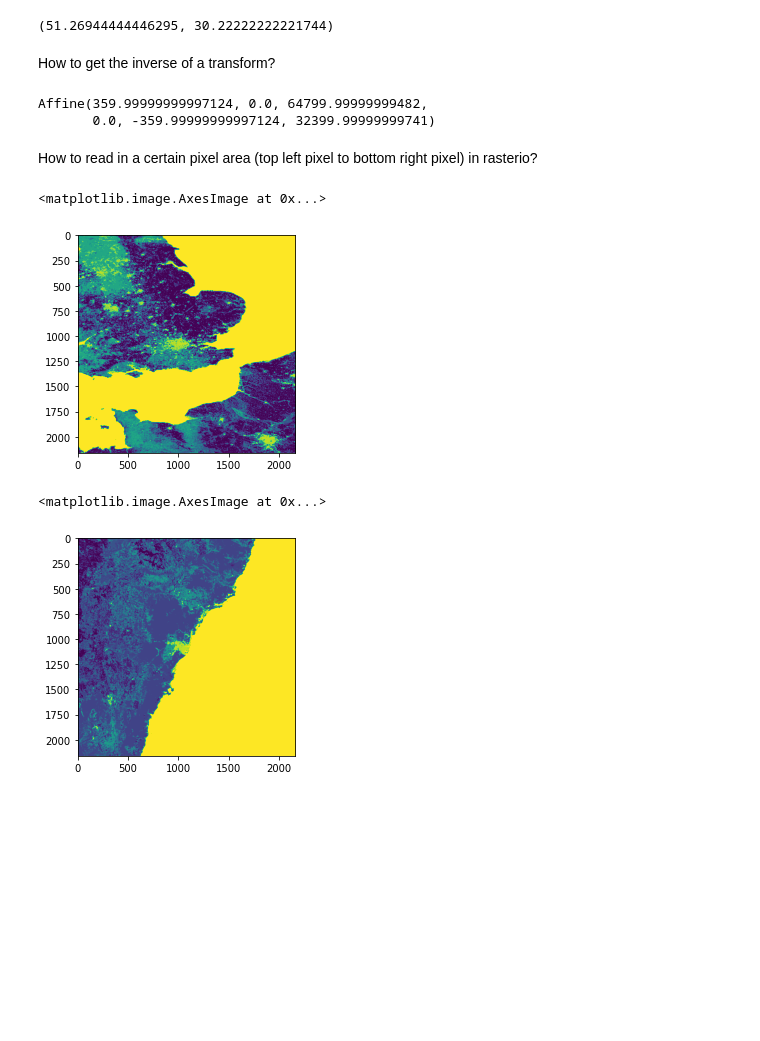
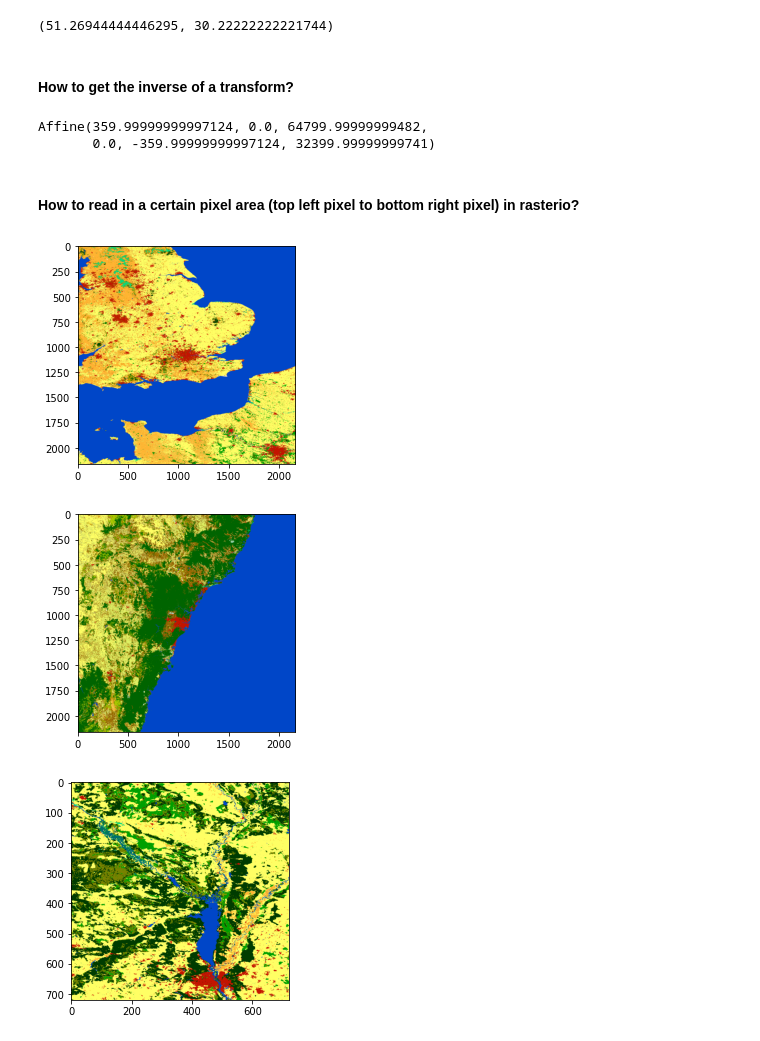
Before and after one commit to ai4er-cdt/geograph, a Jupyter notebook: notebooks/exploratory/svm-1-landcover-ceda-exploration.ipynb, the cells around one changed output. Drawn from its saved outputs; the diff is of its cells as text; code cells hidden in the pictures; blank space fills up the shorter version.

Commit message:
feature: add explanatory notebook for rasterio first steps

```diff
--- a/notebooks/exploratory/svm-1-landcover-ceda-exploration.ipynb
+++ b/notebooks/exploratory/svm-1-landcover-ceda-exploration.ipynb
@@ -13,15 +13,26 @@ The autoreload extension is already loaded. To reload it, use:
 import os
 import pathlib
 import numpy as np
+import pandas as pd
 import matplotlib.pyplot as plt
 from typing import Tuple, Optional
 
-from src.data_loading.utils import get_thumbnail, read_from_lat_lon
+# Custom utils for rasterio
+from src.data_loading.rasterio_utils import get_thumbnail, read_from_lat_lon
+from src.data_loading.landcover_plot_utils import classes_to_rgb
+
+# Path to ESA Landcover datasets on Jasmin
+from src.constants import ESA_LANDCOVER_DIR
 
 # For loading geotiff data
 import rasterio
 
 # For performing geospatial analysis
 import pylandstats as pls
+
+# For conveniently getting longitude, latitude from name (& geodesic distances)
+from geopy.geocoders import Nominatim
+
+geolocator = Nominatim(user_agent="landcover_data_exploration")
 # %% [markdown]
 # 2. Data loading
@@ -35,0 +39,12 @@ landcover_2015_path = LANDCOVER_DIR / "ESACCI-LC-L4-LCCS-Map-300m-P1Y-2015-v2.0.
+# %%
+# Load sample data file:
+landcover_2015_path = (
+    ESA_LANDCOVER_DIR / "ESACCI-LC-L4-LCCS-Map-300m-P1Y-2015-v2.0.7.tif"
+)
+
+# Parse land cover classes:
+landcover_2015_classes = ESA_LANDCOVER_DIR / "ESACCI-LC-Legend.csv"
+classes = pd.read_csv(landcover_2015_classes, delimiter=";", index_col=0)
+
+print(f"There are {len(classes)} classes.")
+print(classes.head())
@@ -115,7 +147,7 @@ dataset.transform * (px_j, px_i)  # note the flipped order of (i,j here)
 # %% [output]
 (51.26944444446295, 30.22222222221744)
 # %% [markdown]
-How to get the inverse of a transform?
+#### How to get the inverse of a transform?
 # %%
 inv_transform = ~dataset.transform
 inv_transform
@@ -123,4 +155,4 @@ inv_transform
 Affine(359.99999999997124, 0.0, 64799.99999999482,
        0.0, -359.99999999997124, 32399.99999999741)
 # %% [markdown]
-How to read in a certain pixel area (top left pixel to bottom right pixel) in rasterio?
+#### How to read in a certain pixel area (top left pixel to bottom right pixel) in rasterio?
@@ -132,27 +159,41 @@ offset = 3
+# %%
+london = geolocator.geocode("London")
+offset = 3
+
+tmp_data = read_from_lat_lon(
+    dataset,
+    1,
+    lat=london.latitude + np.array([-offset, offset]),
+    lon=london.longitude + np.array([-offset, offset]),
+)
+
+plt.imshow(classes_to_rgb(tmp_data))
+# %% [output]
+[figure, added]
 # %%
+sidney = geolocator.geocode("Sidney")
+
 tmp_data = read_from_lat_lon(
     dataset,
     1,
-    lat=london_lat + np.array([-offset, offset]),
-    lon=london_lon + np.array([-offset, offset]),
+    lat=sidney.latitude + np.array([-offset, offset]),
+    lon=sidney.longitude + np.array([-offset, offset]),
 )
 
-plt.imshow(tmp_data)
+plt.imshow(classes_to_rgb(tmp_data))
 # %% [output]
-<matplotlib.image.AxesImage at 0x...>
-[figure, old version]
+[figure, new version]
 # %%
-sidney_lat = -33.8688
-sidney_lon = 151.2093
+chernobyl = geolocator.geocode("Chernobyl")
+offset = 1
 
 tmp_data = read_from_lat_lon(
     dataset,
     1,
-    lat=sidney_lat + np.array([-offset, offset]),
-    lon=sidney_lon + np.array([-offset, offset]),
+    lat=chernobyl.latitude + np.array([-offset, offset]),
+    lon=chernobyl.longitude + np.array([-offset, offset]),
 )
 
-plt.imshow(tmp_data)
+plt.imshow(classes_to_rgb(tmp_data))
 # %% [output]
-<matplotlib.image.AxesImage at 0x...>
-[figure, old version]
+[figure, new version]
```
Also changed, not shown: parts of 20 cells of this notebook.
